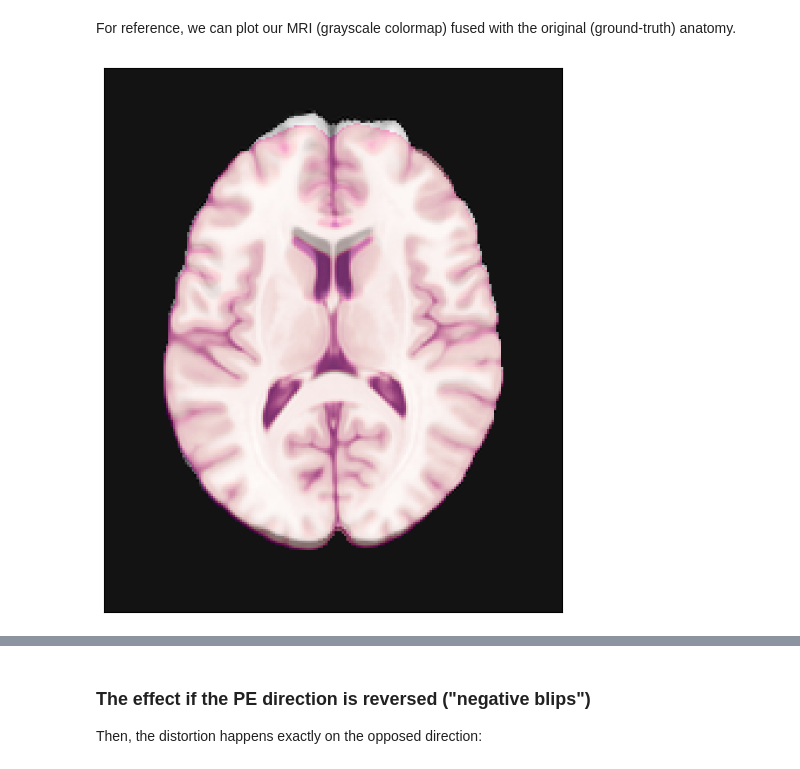
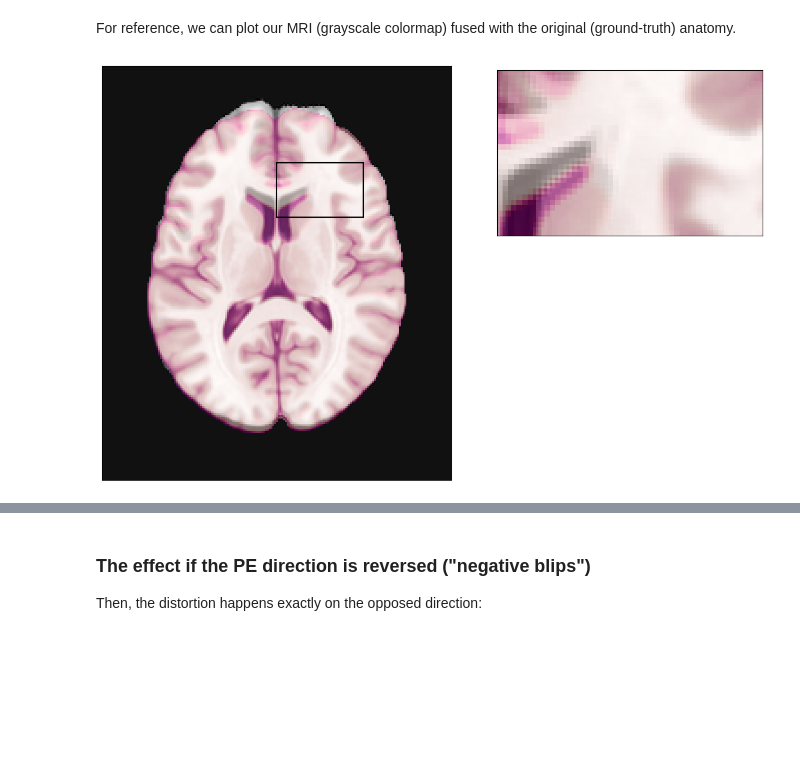
Before and after one commit to nipreps/sdcflows, a Jupyter notebook: docs/notebooks/SDC - Theory and physics.ipynb, the cells around one changed output, grey strips where cells are left out. Saved outputs shown, nothing was run; the diff lists cells and outputs as text; code cells hidden in the pictures; blank space fills up the shorter version.

Commit message:
enh: remove extra plots and general curation

```diff
--- a/docs/notebooks/SDC - Theory and physics.ipynb
+++ b/docs/notebooks/SDC - Theory and physics.ipynb
@@ -144,5 +130,4 @@ Indeed, inserting an object in the scanner bore perturbs the nominal $B_\text{0}
 
 In particular, some specific locations where the air filling the empty space around us is close to tissues, these deviations from the nominal $B_\text{0}$ are larger.
 # %%
-field = np.asanyarray(nb.load("fieldmap.nii.gz").dataobj)
-field.shape
+field = nb.load("fieldmap.nii.gz").get_fdata(dtype="float32")
@@ -289,7 +313,8 @@ plt.savefig(str(path+"sample-brain-distortion-warped.jpg"), bbox_inches='tight',
 # %% [markdown]
 For reference, we can plot our MRI (grayscale colormap) fused with the original (ground-truth) anatomy.
 # %%
-plt.imshow(warped_brain, cmap="Greys_r", origin="lower")
-plt.imshow(z_slice, cmap="RdPu_r", alpha=0.5, origin="lower");
+fig, ax, axins = plot_brain(warped_brain, grid=False, brain_cmap='gray');
+im = ax.imshow(z_slice, cmap="RdPu_r", origin="lower", alpha=0.5);
+axins.imshow(z_slice, cmap="RdPu_r", origin="lower", alpha=0.5);
 # %% [output]
-[figure, old version]
+[figure, new version]
```
Also changed, not shown: parts of 20 cells of this notebook.
